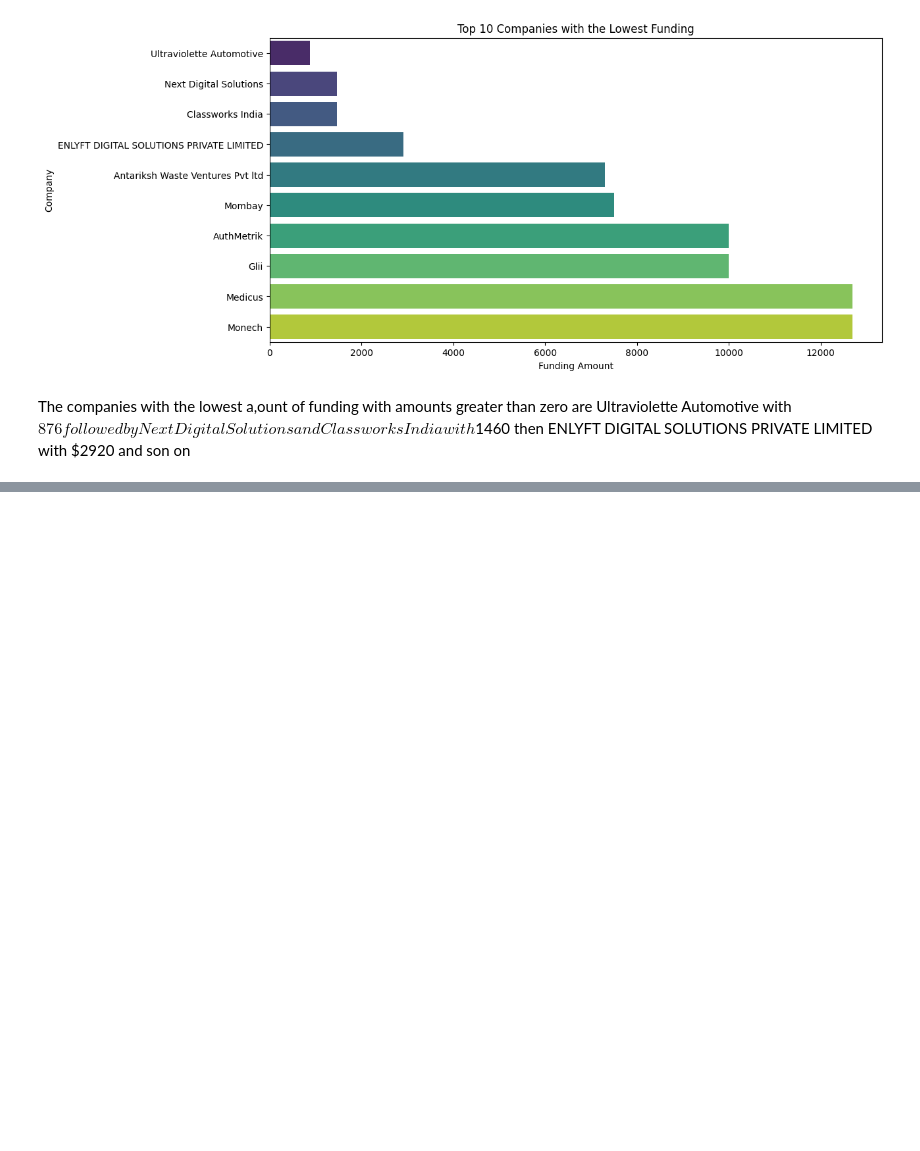
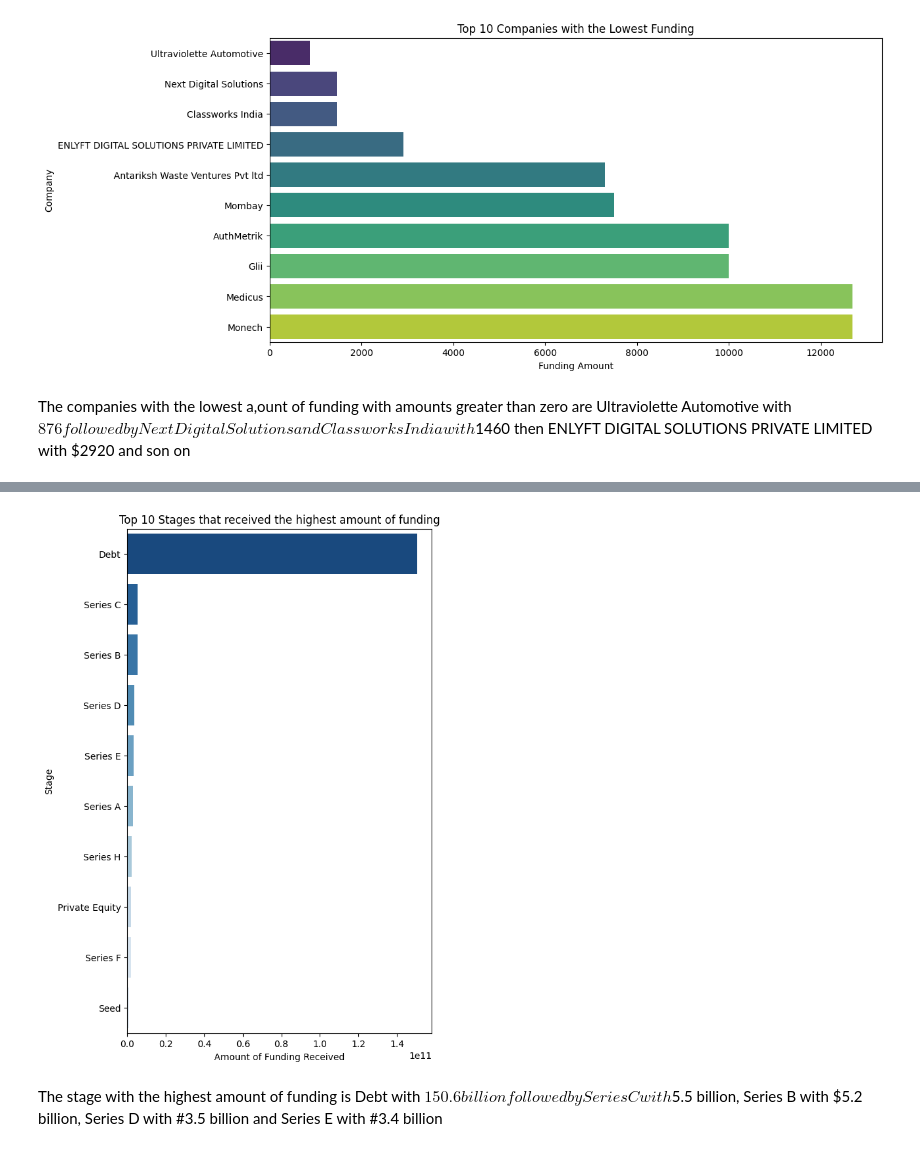
Before and after one commit to susanlazaro/LP1-sojourn, a Jupyter notebook: notebook.ipynb, the cells around one changed output, grey strips where cells are left out. Drawn from its saved outputs; the diff is of its cells as text; code cells hidden in the pictures; blank space fills up the shorter version.

```diff
--- a/notebook.ipynb
+++ b/notebook.ipynb
@@ -1497,0 +1573,4 @@ The companies with the lowest a,ount of funding with amounts greater than zero a
+# %%
+#group by Stage and sum amounts
+stage_total = df_startup_funding.groupby('Stage')['Amount'].sum()
+stage_total
@@ -1497,0 +1591,3 @@ The companies with the lowest a,ount of funding with amounts greater than zero a
+# %%
+stage_total = stage_total.sort_values(ascending=False).head(10)
+stage_total
@@ -1497,0 +1607,15 @@ The companies with the lowest a,ount of funding with amounts greater than zero a
+# %%
+plt.figure(figsize=(6, 10))
+
+
+custom_palette = sns.color_palette("Blues_r", n_colors=len(stage_total))
+
+plt.title('Top 10 Stages that received the highest amount of funding')
+sns.barplot(y=stage_total.index, x=stage_total, palette=custom_palette)
+plt.xlabel('Amount of Funding Received')
+plt.ylabel('Stage')
+plt.show()
+# %% [output]
+[figure, added]
+# %% [markdown]
+The stage with the highest amount of funding is Debt with $150.6 billion followed by Series C with $5.5 billion, Series B with $5.2 billion, Series D  with #3.5 billion and Series E  with #3.4 billion
```
Also changed, not shown: parts of 15 cells of this notebook, 2 other files.
